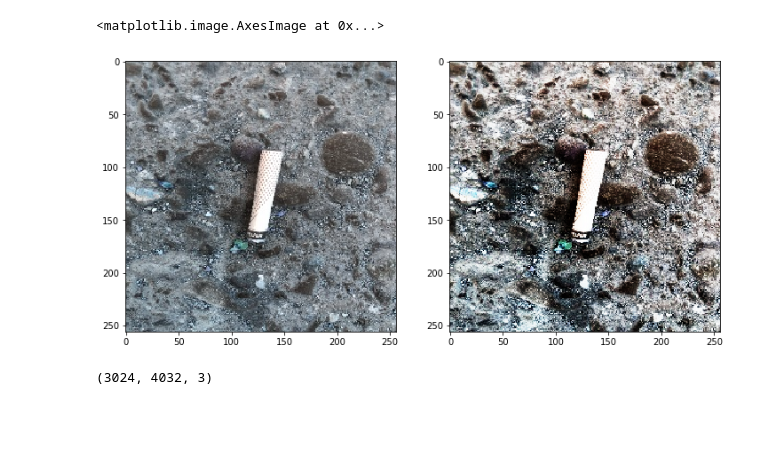
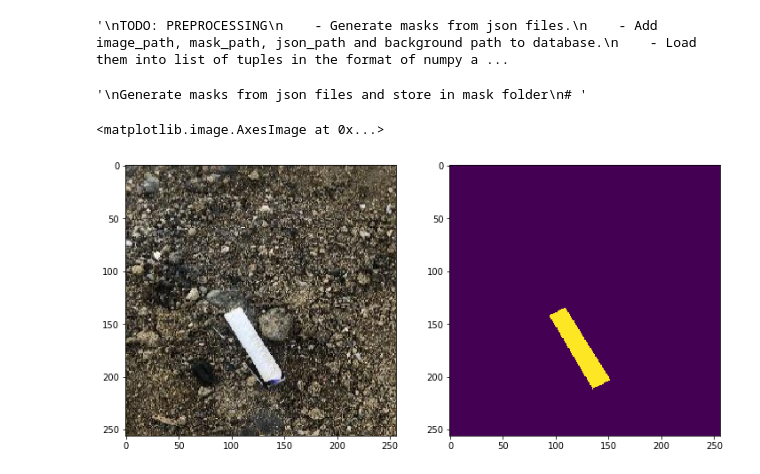
Before and after one commit to Elmar999/Cigarette_buts_detection, a Jupyter notebook: cigarette_buts/cigarettNet/test.ipynb, the cells around one changed output. Saved outputs shown, nothing was run; the diff lists cells and outputs as text; code cells hidden in the pictures; blank space fills up the shorter version.

```diff
--- a/cigarette_buts/cigarettNet/test.ipynb
+++ b/cigarette_buts/cigarettNet/test.ipynb
@@ -146,4 +0,0 @@ numpy.ndarray
-# %%
-mask = np.load('../out/mask/cgrt_2.npy')
-positions = np.where(mask > 0)
-positions
@@ -263,11 +1,12 @@ plt.imshow(tst)
-# %%
-fig, ax = plt.subplots(1 , 2, figsize=(12, 8))
-ax[0].imshow(tst)
-ax[1].imshow(out)
-# %% [output]
-<matplotlib.image.AxesImage at 0x...>
-[figure, removed]
-# %%
-tst[..., :4].shape
-# %% [output]
-(3024, 4032, 3)
+# %%
+'''
+TODO: PREPROCESSING
+    - Generate masks from json files.
+    - Add image_path, mask_path, json_path and background path to database.
+    - Load them into list of tuples in the format of numpy array from database and shuffle.
+    - Augment images and append to list.
+    - Split into train and val data.
+    - Train images using U-net segmentation model.
+'''
+# %% [output]
+'\nTODO: PREPROCESSING\n    - Generate masks from json files.\n    - Add image_path, mask_path, json_path and background path to database.\n    - Load them into list of tuples in the format of numpy a ...
@@ -273,0 +24,32 @@ tst[..., :4].shape
+# %%
+'''
+Generate masks from json files and store in mask folder
+# '''
+# count = 0
+# for file in os.listdir(config.IMAGE_DIRECTORY):
+#     if file.split('.')[1] == 'json':
+#         json_file = os.path.join(config.IMAGE_DIRECTORY, file)
+#         jpg_file = os.path.join(config.IMAGE_DIRECTORY, file.split('.')[0]+'.jpg')
+#         generate_mask(jpg_file, json_file)
+# %% [output]
+'\nGenerate masks from json files and store in mask folder\n# '
+# %%
+'''
+Test with one image and mask
+'''
+
+json_files = os.listdir(config.MASK_DIRECTORY)
+index = 20
+
+mask_file = os.path.join(config.MASK_DIRECTORY, json_files[index])
+jpg_file = mask_file.split('/')[-1].split('.')[0]
+jpg_file = os.path.join(config.IMAGE_DIRECTORY, jpg_file+'.jpg')
+
+img = plt.imread(jpg_file)
+mask = np.load(mask_file)
+fig, ax = plt.subplots(1 , 2, figsize=(12, 8))
+ax[0].imshow(img)
+ax[1].imshow(mask)
+# %% [output]
+<matplotlib.image.AxesImage at 0x...>
+[figure, added]
```
Also changed, not shown: parts of 43 cells of this notebook, 4 other files.
